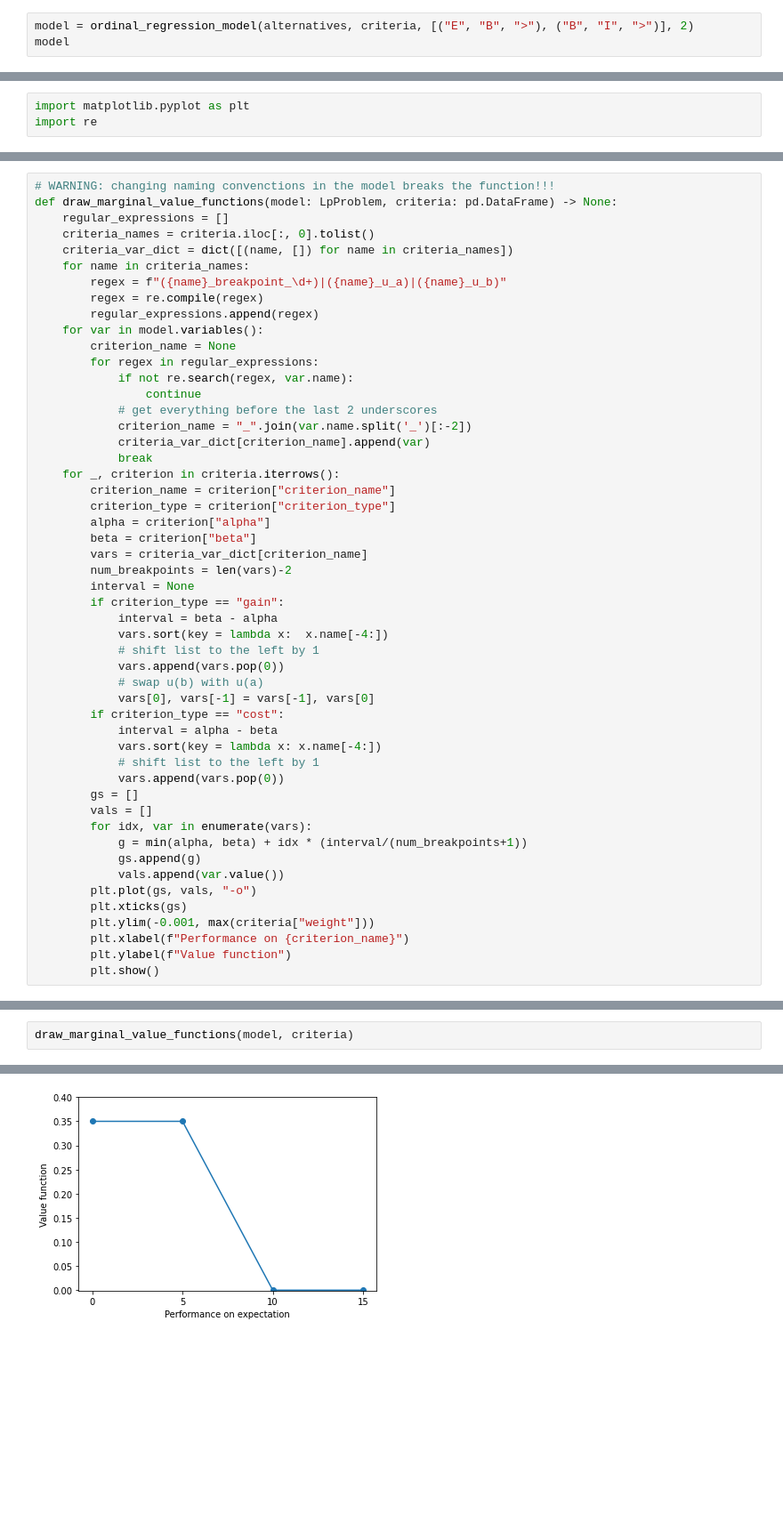
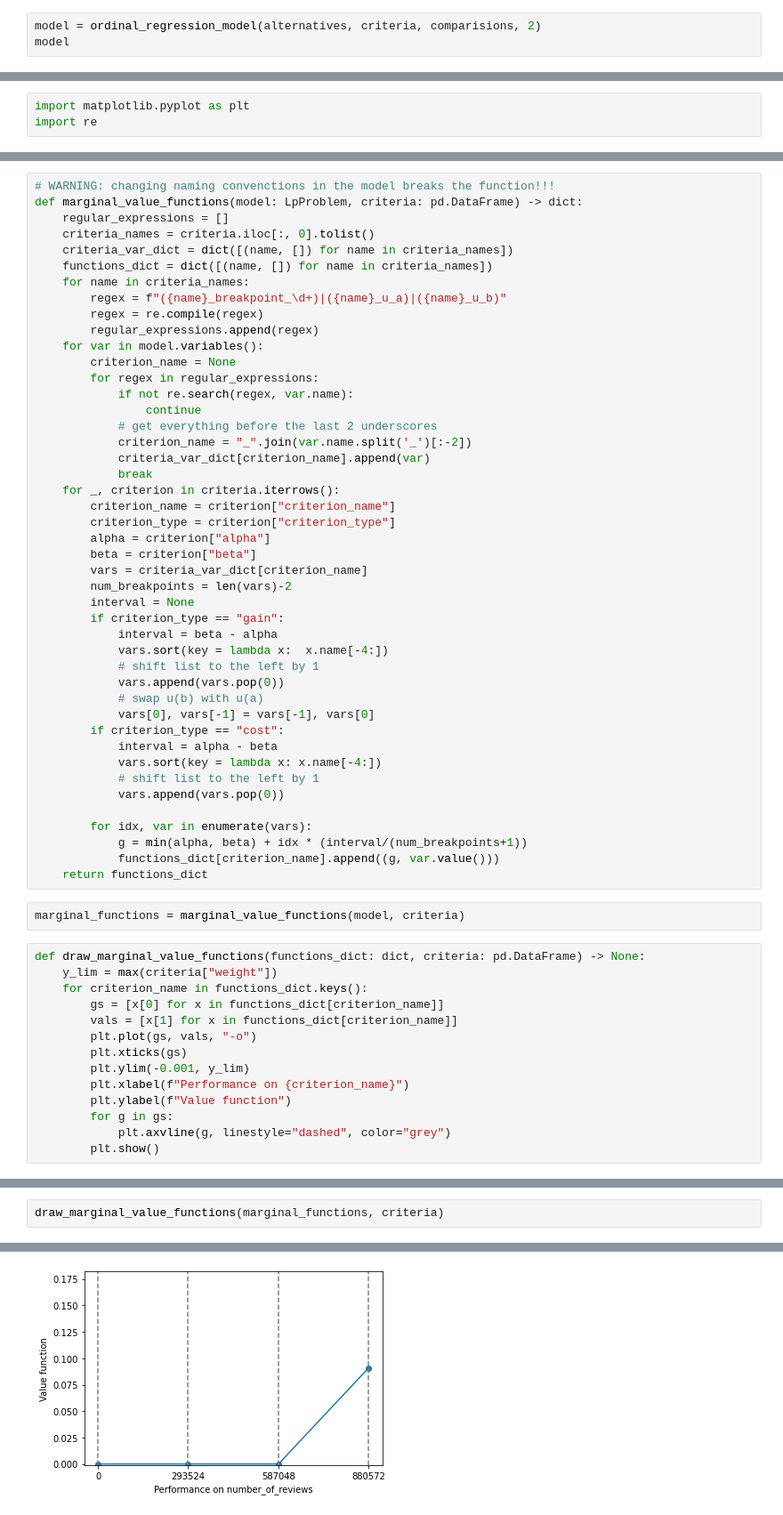
Before and after one commit to Garbarkozaurus/put-DA-project2, a Jupyter notebook: uta.ipynb, the cells around one changed output, grey strips where cells are left out. Shown at 89% size. Drawn from its saved outputs; the diff is of its cells as text; blank space fills up the shorter version.

Commit message:
Finish modeling ordinal regression
Tested on games and lecture data. Still must implement converting to
ranking, but all requirements from 2.second list are fulfilled

```diff
--- a/uta.ipynb
+++ b/uta.ipynb
@@ -191,6 +217,6 @@ def ordinal_regression_model(alternatives: pd.DataFrame, criteria: pd.DataFrame,
 
     return model
 # %%
-model = ordinal_regression_model(alternatives, criteria, [("E", "B", ">"), ("B", "I", ">")], 2)
+model = ordinal_regression_model(alternatives, criteria, comparisions, 2)
 model
 # %% [output]
@@ -251,9 +309,10 @@ list
 # %%
 # WARNING: changing naming convenctions in the model breaks the function!!!
-def draw_marginal_value_functions(model: LpProblem, criteria: pd.DataFrame) -> None:
+def marginal_value_functions(model: LpProblem, criteria: pd.DataFrame) -> dict:
     regular_expressions = []
     criteria_names = criteria.iloc[:, 0].tolist()
     criteria_var_dict = dict([(name, []) for name in criteria_names])
+    functions_dict = dict([(name, []) for name in criteria_names])
     for name in criteria_names:
         regex = f"({name}_breakpoint_\d+)|({name}_u_a)|({name}_u_b)"
         regex = re.compile(regex)
@@ -287,15 +346,24 @@ def draw_marginal_value_functions(model: LpProblem, criteria: pd.DataFrame) -> N
             vars.sort(key = lambda x: x.name[-4:])
             # shift list to the left by 1
             vars.append(vars.pop(0))
-        gs = []
-        vals = []
+
         for idx, var in enumerate(vars):
             g = min(alpha, beta) + idx * (interval/(num_breakpoints+1))
-            gs.append(g)
-            vals.append(var.value())
-        plt.plot(gs, vals, "-o")
-        plt.xticks(gs)
-        plt.ylim(-0.001, max(criteria["weight"]))
-        plt.xlabel(f"Performance on {criterion_name}")
-        plt.ylabel(f"Value function")
-        plt.show()
+            functions_dict[criterion_name].append((g, var.value()))
+    return functions_dict
+# %%
+marginal_functions = marginal_value_functions(model, criteria)
+# %%
+def draw_marginal_value_functions(functions_dict: dict, criteria: pd.DataFrame) -> None:
+    y_lim = max(criteria["weight"])
+    for criterion_name in functions_dict.keys():
+        gs = [x[0] for x in functions_dict[criterion_name]]
+        vals = [x[1] for x in functions_dict[criterion_name]]
+        plt.plot(gs, vals, "-o")
+        plt.xticks(gs)
+        plt.ylim(-0.001, y_lim)
+        plt.xlabel(f"Performance on {criterion_name}")
+        plt.ylabel(f"Value function")
+        for g in gs:
+            plt.axvline(g, linestyle="dashed", color="grey")
+        plt.show()
@@ -302,3 +372,3 @@ def draw_marginal_value_functions(model: LpProblem, criteria: pd.DataFrame) -> N
 # %%
-draw_marginal_value_functions(model, criteria)
+draw_marginal_value_functions(marginal_functions, criteria)
 # %% [output]
@@ -307 +377 @@ draw_marginal_value_functions(model, criteria)
-[figure, old version]
+[figure, new version]
```
Also changed, not shown: parts of 21 cells of this notebook.
